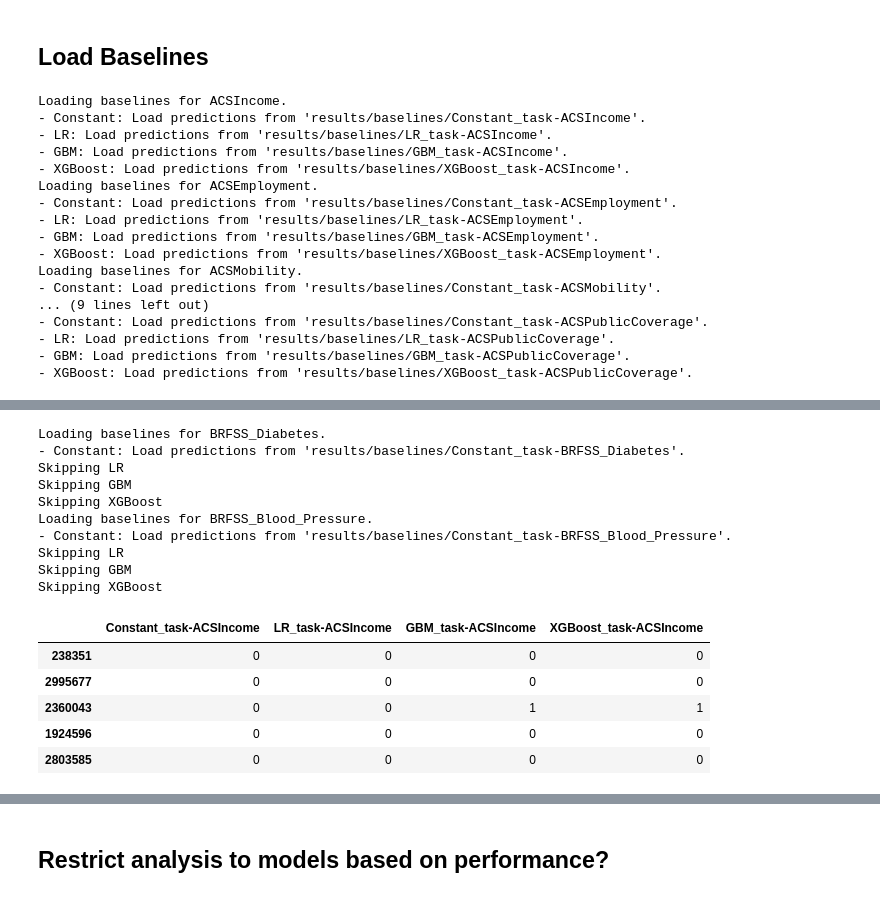
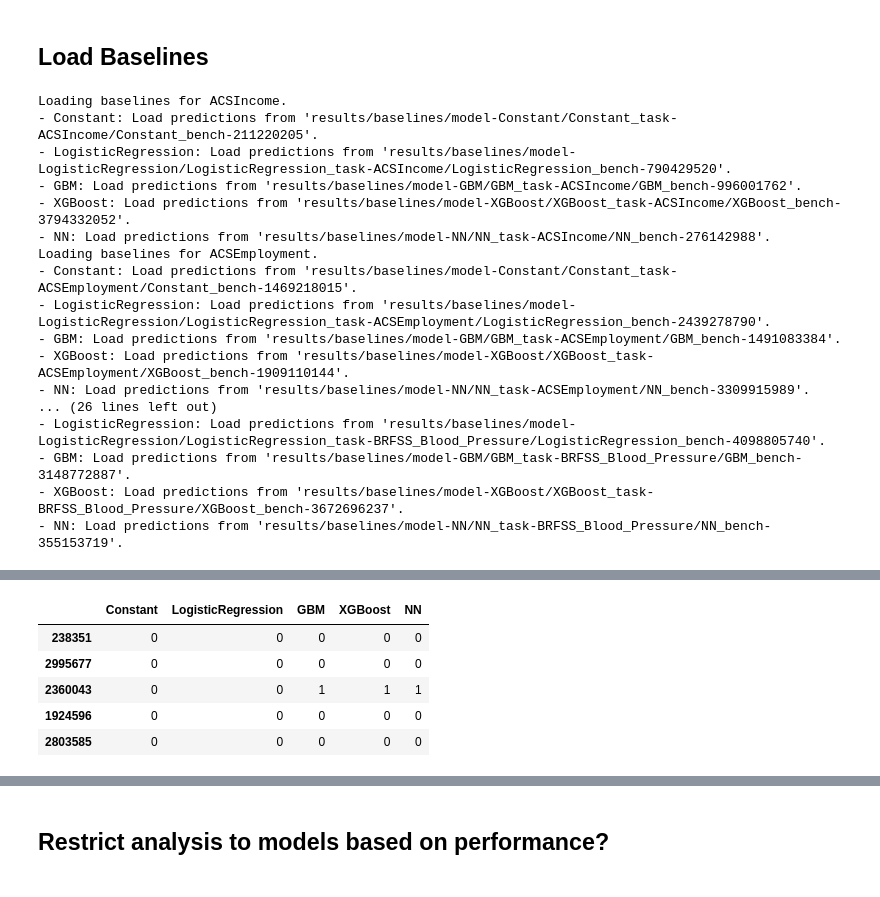
Before and after one commit to milagorecki/monoculture-multiplicity-paper, a Jupyter notebook: notebooks/experiments/same-prompt/general-performance.ipynb, the cells around one changed output, grey strips where cells are left out. Drawn from its saved outputs; the diff is of its cells as text; code cells hidden in the pictures.

```diff
--- a/notebooks/experiments/same-prompt/general-performance.ipynb
+++ b/notebooks/experiments/same-prompt/general-performance.ipynb
@@ -178,11 +175,7 @@ See the caveats in the documentation: https://pandas.pydata.org/pandas-docs/stab
 # %% [markdown]
 ## Load Baselines
 # %%
-baseline_scores, baseline_evals = load_baselines(baselines=baselines, tasks=TASKS)
-
-logging.warning("Manually changed values.")
-baseline_evals["BRFSS_Diabetes"]["XGBoost"] = {"accuracy": 0.0}
-baseline_evals["BRFSS_Blood_Pressure"]["XGBoost"] = {"accuracy": 0.0}
+baseline_scores, baseline_evals = load_baselines(baselines=BASELINES, tasks=TASKS)
 
 baseline_predictions = {
     task: baseline_scores[task].map(lambda x: int(x >= 0.5)) for task in TASKS
@@ -190,19 +183,19 @@ baseline_predictions = {
 baseline_predictions["ACSIncome"].head()
 # %% [output]
 Loading baselines for ACSIncome.
-- Constant: Load predictions from 'results/baselines/Constant_task-ACSIncome'.
-- LR: Load predictions from 'results/baselines/LR_task-ACSIncome'.
-- GBM: Load predictions from 'results/baselines/GBM_task-ACSIncome'.
-- XGBoost: Load predictions from 'results/baselines/XGBoost_task-ACSIncome'.
+- Constant: Load predictions from 'results/baselines/model-Constant/Constant_task-ACSIncome/Constant_bench-211220205'.
+- LogisticRegression: Load predictions from 'results/baselines/model-LogisticRegression/LogisticRegression_task-ACSIncome/LogisticRegression_bench-790429520'.
+- GBM: Load predictions from 'results/baselines/model-GBM/GBM_task-ACSIncome/GBM_bench-996001762'.
+- XGBoost: Load predictions from 'results/baselines/model-XGBoost/XGBoost_task-ACSIncome/XGBoost_bench-3794332052'.
+- NN: Load predictions from 'results/baselines/model-NN/NN_task-ACSIncome/NN_bench-276142988'.
 Loading baselines for ACSEmployment.
-- Constant: Load predictions from 'results/baselines/Constant_task-ACSEmployment'.
-- LR: Load predictions from 'results/baselines/LR_task-ACSEmployment'.
-- GBM: Load predictions from 'results/baselines/GBM_task-ACSEmployment'.
-- XGBoost: Load predictions from 'results/baselines/XGBoost_task-ACSEmployment'.
-Loading baselines for ACSMobility.
-- Constant: Load predictions from 'results/baselines/Constant_task-ACSMobility'.
-... (9 lines left out)
-- Constant: Load predictions from 'results/baselines/Constant_task-ACSPublicCoverage'.
-- LR: Load predictions from 'results/baselines/LR_task-ACSPublicCoverage'.
-- GBM: Load predictions from 'results/baselines/GBM_task-ACSPublicCoverage'.
-- XGBoost: Load predictions from 'results/baselines/XGBoost_task-ACSPublicCoverage'.
+- Constant: Load predictions from 'results/baselines/model-Constant/Constant_task-ACSEmployment/Constant_bench-1469218015'.
+- LogisticRegression: Load predictions from 'results/baselines/model-LogisticRegression/LogisticRegression_task-ACSEmployment/LogisticRegression_bench-2439278790'.
+- GBM: Load predictions from 'results/baselines/model-GBM/GBM_task-ACSEmployment/GBM_bench-1491083384'.
+- XGBoost: Load predictions from 'results/baselines/model-XGBoost/XGBoost_task-ACSEmployment/XGBoost_bench-1909110144'.
+- NN: Load predictions from 'results/baselines/model-NN/NN_task-ACSEmployment/NN_bench-3309915989'.
+... (26 lines left out)
+- LogisticRegression: Load predictions from 'results/baselines/model-LogisticRegression/LogisticRegression_task-BRFSS_Blood_Pressure/LogisticRegression_bench-4098805740'.
+- GBM: Load predictions from 'results/baselines/model-GBM/GBM_task-BRFSS_Blood_Pressure/GBM_bench-3148772887'.
+- XGBoost: Load predictions from 'results/baselines/model-XGBoost/XGBoost_task-BRFSS_Blood_Pressure/XGBoost_bench-3672696237'.
+- NN: Load predictions from 'results/baselines/model-NN/NN_task-BRFSS_Blood_Pressure/NN_bench-355153719'.
@@ -210,16 +202,6 @@ WARNING:root:Manually changed values.
-Loading baselines for BRFSS_Diabetes.
-- Constant: Load predictions from 'results/baselines/Constant_task-BRFSS_Diabetes'.
-Skipping LR
-Skipping GBM
-Skipping XGBoost
-Loading baselines for BRFSS_Blood_Pressure.
-- Constant: Load predictions from 'results/baselines/Constant_task-BRFSS_Blood_Pressure'.
-Skipping LR
-Skipping GBM
-Skipping XGBoost
-|  | Constant_task-ACSIncome | LR_task-ACSIncome | GBM_task-ACSIncome | XGBoost_task-ACSIncome |
-| 238351 | 0 | 0 | 0 | 0 |
-| 2995677 | 0 | 0 | 0 | 0 |
-| 2360043 | 0 | 0 | 1 | 1 |
-| 1924596 | 0 | 0 | 0 | 0 |
-| 2803585 | 0 | 0 | 0 | 0 |
+|  | Constant | LogisticRegression | GBM | XGBoost | NN |
+| 238351 | 0 | 0 | 0 | 0 | 0 |
+| 2995677 | 0 | 0 | 0 | 0 | 0 |
+| 2360043 | 0 | 0 | 1 | 1 | 1 |
+| 1924596 | 0 | 0 | 0 | 0 | 0 |
+| 2803585 | 0 | 0 | 0 | 0 | 0 |
```
Also changed, not shown: parts of 10 cells of this notebook, 6 other files.
